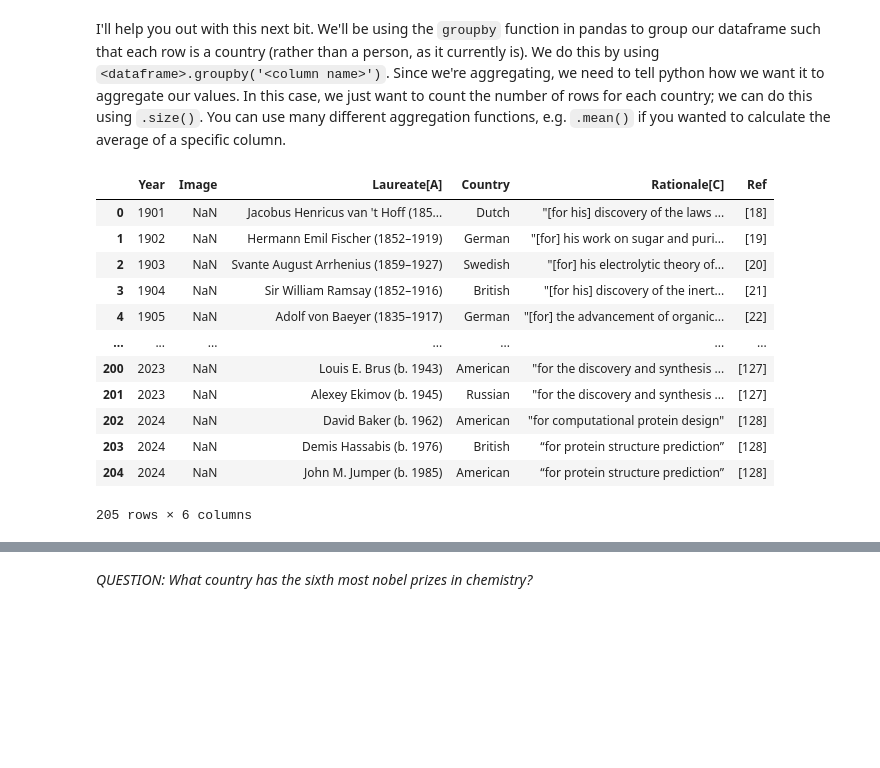
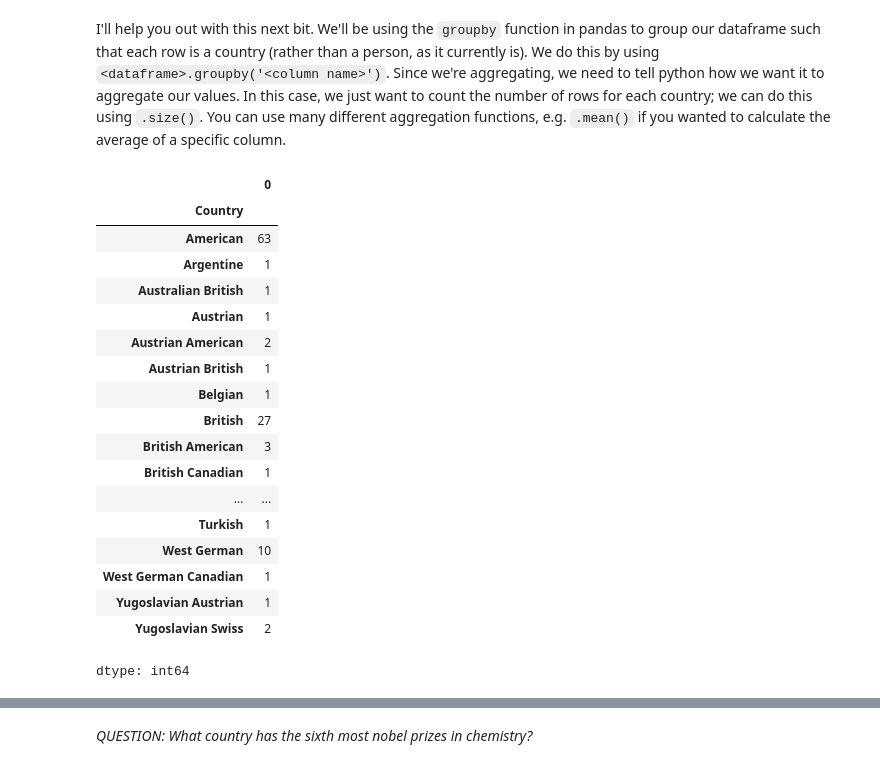
Before and after one commit to SButlerUCL/QM2, a Jupyter notebook: W2_Working_with_Data_in_Pandas.ipynb, the cells around one changed output, grey strips where cells are left out. Cells and saved outputs as stored; diff of their text form; code cells hidden in the pictures; blank space fills up the shorter version.

```diff
--- a/W2_Working_with_Data_in_Pandas.ipynb
+++ b/W2_Working_with_Data_in_Pandas.ipynb
@@ -521,20 +521,25 @@ I'll help you out with this next bit. We'll be using the `groupby` function in p
 # now sort it in descending order
 
 # finally, plot the top 10 countries
-# %%
-chem.rename(columns={chem.columns[3]: "Country" }, inplace = True)
-chem
-# %% [output]
-|  | Year | Image | Laureate[A] | Country | Rationale[C] | Ref |
-| 0 | 1901 | NaN | Jacobus Henricus van 't Hoff (185... | Dutch | "[for his] discovery of the laws ... | [18] |
-| 1 | 1902 | NaN | Hermann Emil Fischer (1852–1919) | German | "[for] his work on sugar and puri... | [19] |
-| 2 | 1903 | NaN | Svante August Arrhenius (1859–1927) | Swedish | "[for] his electrolytic theory of... | [20] |
-| 3 | 1904 | NaN | Sir William Ramsay (1852–1916) | British | "[for his] discovery of the inert... | [21] |
-| 4 | 1905 | NaN | Adolf von Baeyer (1835–1917) | German | "[for] the advancement of organic... | [22] |
-| ... | ... | ... | ... | ... | ... | ... |
-| 200 | 2023 | NaN | Louis E. Brus (b. 1943) | American | "for the discovery and synthesis ... | [127] |
-| 201 | 2023 | NaN | Alexey Ekimov (b. 1945) | Russian | "for the discovery and synthesis ... | [127] |
-| 202 | 2024 | NaN | David Baker (b. 1962) | American | "for computational protein design" | [128] |
-| 203 | 2024 | NaN | Demis Hassabis (b. 1976) | British | “for protein structure prediction” | [128] |
-| 204 | 2024 | NaN | John M. Jumper (b. 1985) | American | “for protein structure prediction” | [128] |
-205 rows × 6 columns
+# %%
+chem.groupby('Country').size()
+# %% [output]
+|  | 0 |
+| Country |  |
+| American | 63 |
+| Argentine | 1 |
+| Australian British | 1 |
+| Austrian | 1 |
+| Austrian American | 2 |
+| Austrian British | 1 |
+| Belgian | 1 |
+| British | 27 |
+| British American | 3 |
+| British Canadian | 1 |
+| ... | ... |
+| Turkish | 1 |
+| West German | 10 |
+| West German Canadian | 1 |
+| Yugoslavian Austrian | 1 |
+| Yugoslavian Swiss | 2 |
+dtype: int64
```
Also changed, not shown: parts of 4 cells of this notebook.
